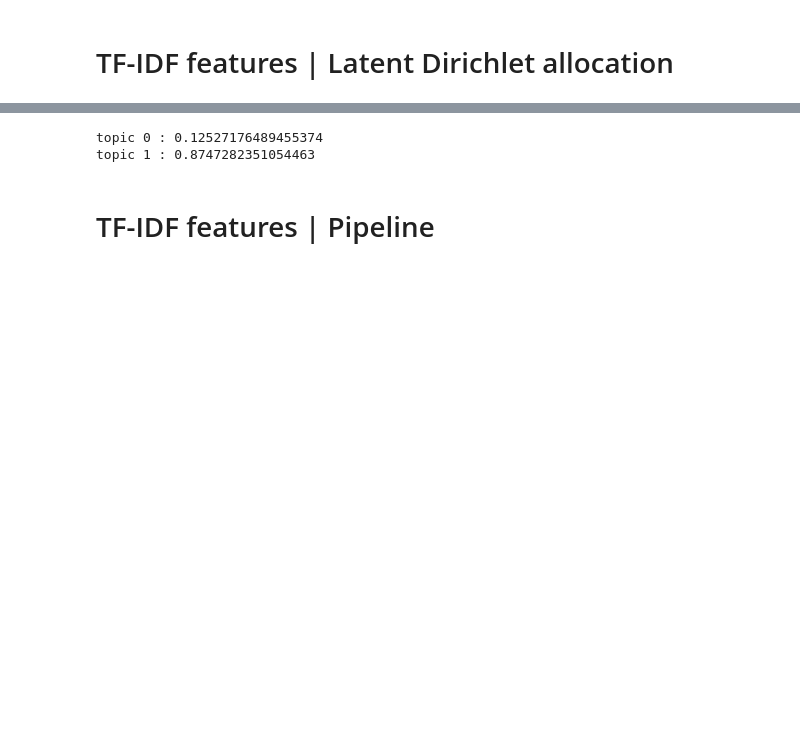
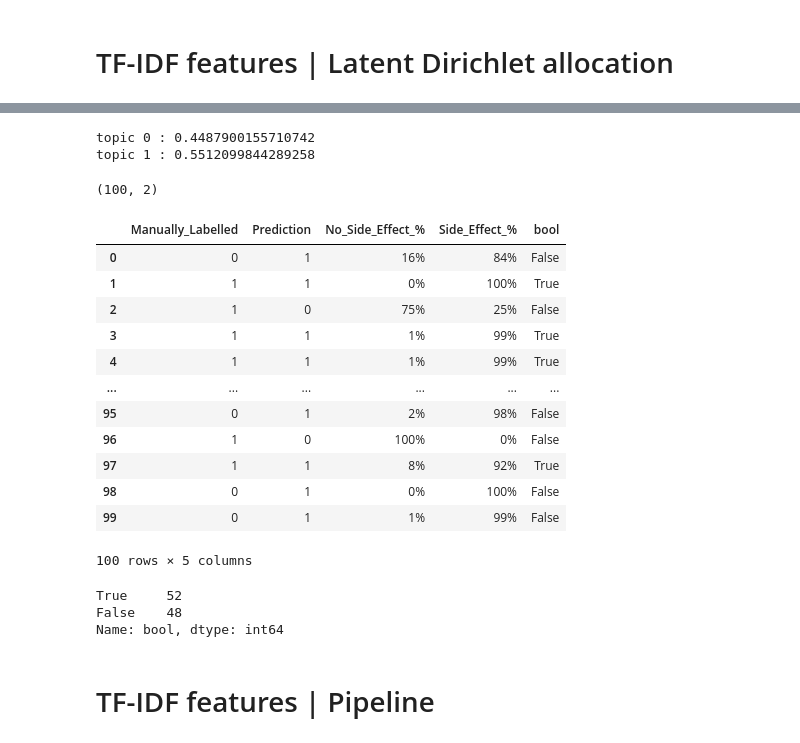
Before and after one commit to hendahmke/adverse_drug_reactions, a Jupyter notebook: notebooks/Adverse_Drug_Events_TF_IDF_Latent_Dirichlet_allocation_.ipynb, the cells around one changed output, grey strips where cells are left out. Saved outputs shown, nothing was run; the diff lists cells and outputs as text; code cells hidden in the pictures; blank space fills up the shorter version.

```diff
--- a/notebooks/Adverse_Drug_Events.ipynb
+++ b/notebooks/Adverse_Drug_Events_TF_IDF_Latent_Dirichlet_allocation_.ipynb
@@ -416,8 +317,9 @@ topic 1 : 0.6498991694327274
 # %%
-for review in manual["Lemmatized_review_lst"]:
+for review in manual["Lemmatized_review_list"]:
     predictions = []
     vectorized = vectorizer.transform(review)
     lda_vectors = predictions.append(lda_model.transform(vectorized))
 
-predictions
+vectorized.shape
+#predictions[0].shape
 # %% [output]
@@ -463,14 +347,14 @@ predictions
 # %%
 vectorizer = CountVectorizer(min_df = 0.01,
-                             max_df = 0.50,
+                             max_df = 0.30,
                              max_features = None,
                              vocabulary = None,
-                             ngram_range = (1, 2)).fit(data["Lemmatized_review_str"])
+                             ngram_range = (1, 3)).fit(manual["Lemmatized_review_str"]) #
 
 # MINDF Ignore terms that have a document frequency strictly higher than the given threshold
 # MAXDF When building the vocabulary ignore terms that have a document frequency strictly lower than the given threshold
 
-data_vectorized = vectorizer.transform(data["Lemmatized_review_str"])
+data_vectorized = vectorizer.transform(manual["Lemmatized_review_str"]) #
 
 lda_model = LatentDirichletAllocation(n_components = 2,
                                       verbose = 0,
@@ -533,5 +417,5 @@ Topic 1:
 # %%
-example = ["side effect"]
+example = ["problem"]
 
 example_vectorized = vectorizer.transform(example)
 
@@ -540,5 +424,49 @@ lda_vectors = lda_model.transform(example_vectorized)
 print("topic 0 :", lda_vectors[0][0])
 print("topic 1 :", lda_vectors[0][1])
 # %% [output]
-topic 0 : 0.12527176489455374
-topic 1 : 0.8747282351054463
+topic 0 : 0.4487900155710742
+topic 1 : 0.5512099844289258
+# %%
+predictions = []
+
+for review in manual["Lemmatized_review"]:
+    vectorized = vectorizer.transform([review])
+    lda_vectors = predictions.append(lda_model.transform(vectorized))
+
+predictions = np.concatenate(predictions, axis=0)
+
+predictions.shape
+# %% [output]
+(100, 2)
+# %%
+compare_data = pd.DataFrame(predictions, columns = ["Side_Effect", "No_Side_Effect"])
+
+compare_data["Manually_Labelled"] = manual["sideEffect"] # Brings a column from the other DataFrame
+
+compare_data["Prediction"] = compare_data.Side_Effect.apply(one_or_zero) # Applies the binary output
+compare_data["No_Side_Effect_%"] = compare_data.No_Side_Effect.apply(round_two) # Applies a format
+compare_data["Side_Effect_%"] = compare_data.Side_Effect.apply(round_two) # Applies a format
+
+compare_data["bool"] = np.where(compare_data["Manually_Labelled"] == compare_data["Prediction"], True, False) # Compares betwen the precdiction and the label
+
+compare_data.drop(["Side_Effect", "No_Side_Effect"], axis = 1)
+# %% [output]
+|  | Manually_Labelled | Prediction | No_Side_Effect_% | Side_Effect_% | bool |
+| 0 | 0 | 1 | 16% | 84% | False |
+| 1 | 1 | 1 | 0% | 100% | True |
+| 2 | 1 | 0 | 75% | 25% | False |
+| 3 | 1 | 1 | 1% | 99% | True |
+| 4 | 1 | 1 | 1% | 99% | True |
+| ... | ... | ... | ... | ... | ... |
+| 95 | 0 | 1 | 2% | 98% | False |
+| 96 | 1 | 0 | 100% | 0% | False |
+| 97 | 1 | 1 | 8% | 92% | True |
+| 98 | 0 | 1 | 0% | 100% | False |
+| 99 | 0 | 1 | 1% | 99% | False |
+100 rows × 5 columns
+# %%
+compare_data["bool"].value_counts()
+# %% [output]
+True     52
+False    48
+Name: bool, dtype: int64
```
Also changed, not shown: parts of 44 cells of this notebook, 2 other files.
